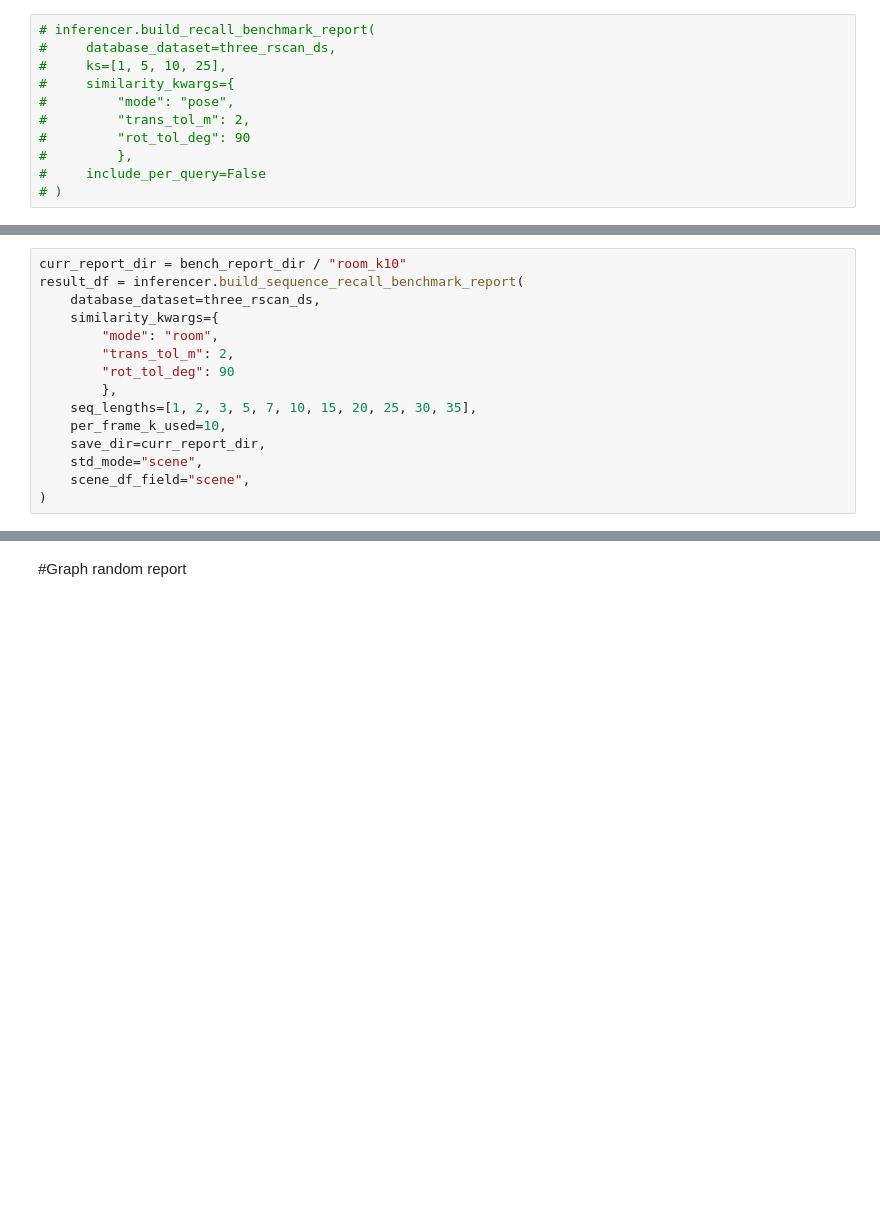
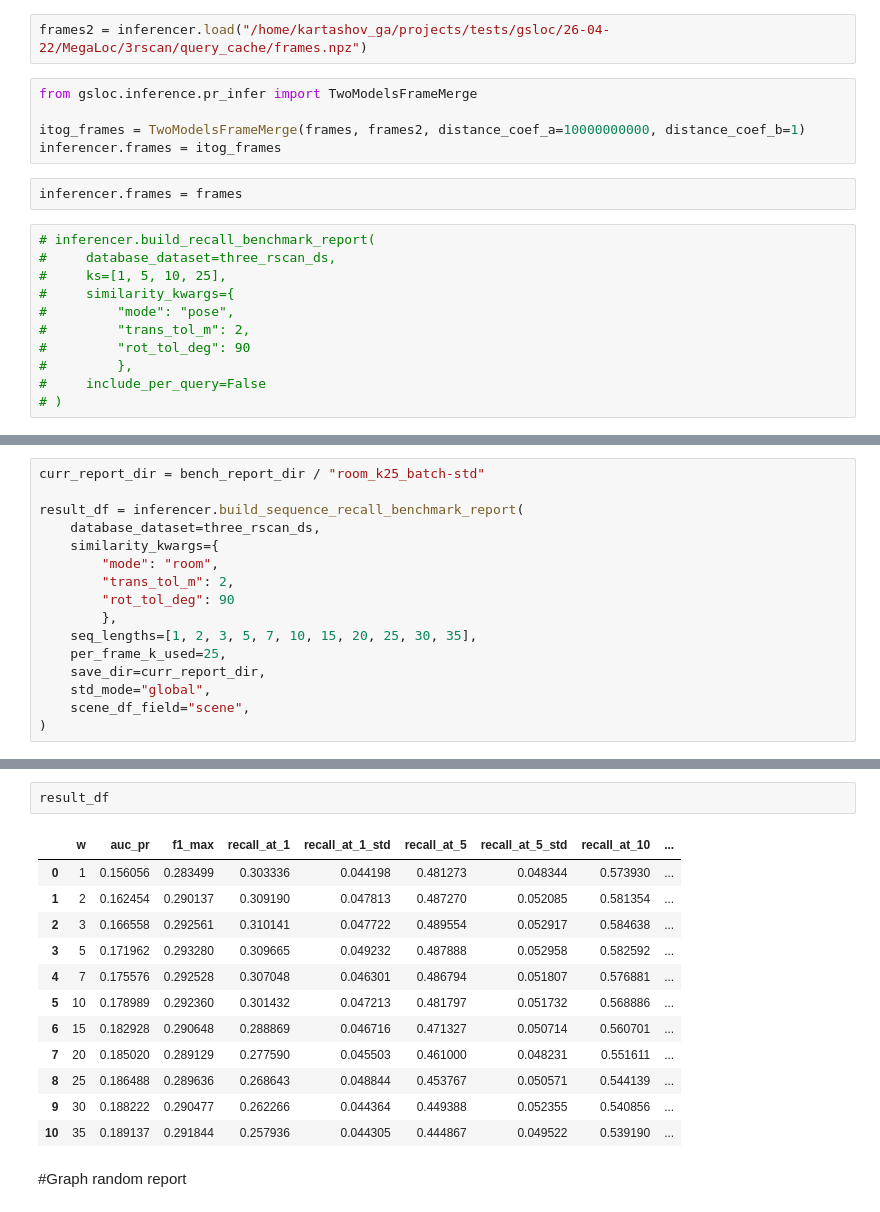
Before and after one commit to Georgiy2035/GSLoc, a Jupyter notebook: notebooks/02_3RScan_test.ipynb, the cells around one changed output, grey strips where cells are left out. Drawn from its saved outputs; the diff is of its cells as text; blank space fills up the shorter version.

```diff
--- a/notebooks/02_3RScan_test.ipynb
+++ b/notebooks/02_3RScan_test.ipynb
@@ -199,3 +443,12 @@ frames = inferencer.load(query_cache_path / "frames.npz")
+# %%
+frames2 = inferencer.load("/home/kartashov_ga/projects/tests/gsloc/26-04-22/MegaLoc/3rscan/query_cache/frames.npz")
+# %%
+from gsloc.inference.pr_infer import TwoModelsFrameMerge
+
+itog_frames = TwoModelsFrameMerge(frames, frames2, distance_coef_a=10000000000, distance_coef_b=1)
+inferencer.frames = itog_frames
+# %%
+inferencer.frames = frames
 # %%
 # inferencer.build_recall_benchmark_report(
 #     database_dataset=three_rscan_ds,
@@ -219,5 +478,6 @@ frames = inferencer.load(query_cache_path / "frames.npz")
 # %%
-curr_report_dir = bench_report_dir / "room_k10"
+curr_report_dir = bench_report_dir / "room_k25_batch-std"
+
 result_df = inferencer.build_sequence_recall_benchmark_report(
     database_dataset=three_rscan_ds,
     similarity_kwargs={
@@ -226,9 +486,9 @@ result_df = inferencer.build_sequence_recall_benchmark_report(
         "rot_tol_deg": 90
         },
     seq_lengths=[1, 2, 3, 5, 7, 10, 15, 20, 25, 30, 35],
-    per_frame_k_used=10,
+    per_frame_k_used=25,
     save_dir=curr_report_dir,
-    std_mode="scene",
+    std_mode="global",
     scene_df_field="scene",
 )
 # %% [output]
@@ -282,3 +498,18 @@ ranking iteration started
+# %%
+result_df
+# %% [output]
+|  | w | auc_pr | f1_max | recall_at_1 | recall_at_1_std | recall_at_5 | recall_at_5_std | recall_at_10 | ... |
+| 0 | 1 | 0.156056 | 0.283499 | 0.303336 | 0.044198 | 0.481273 | 0.048344 | 0.573930 | ... |
+| 1 | 2 | 0.162454 | 0.290137 | 0.309190 | 0.047813 | 0.487270 | 0.052085 | 0.581354 | ... |
+| 2 | 3 | 0.166558 | 0.292561 | 0.310141 | 0.047722 | 0.489554 | 0.052917 | 0.584638 | ... |
+| 3 | 5 | 0.171962 | 0.293280 | 0.309665 | 0.049232 | 0.487888 | 0.052958 | 0.582592 | ... |
+| 4 | 7 | 0.175576 | 0.292528 | 0.307048 | 0.046301 | 0.486794 | 0.051807 | 0.576881 | ... |
+| 5 | 10 | 0.178989 | 0.292360 | 0.301432 | 0.047213 | 0.481797 | 0.051732 | 0.568886 | ... |
+| 6 | 15 | 0.182928 | 0.290648 | 0.288869 | 0.046716 | 0.471327 | 0.050714 | 0.560701 | ... |
+| 7 | 20 | 0.185020 | 0.289129 | 0.277590 | 0.045503 | 0.461000 | 0.048231 | 0.551611 | ... |
+| 8 | 25 | 0.186488 | 0.289636 | 0.268643 | 0.048844 | 0.453767 | 0.050571 | 0.544139 | ... |
+| 9 | 30 | 0.188222 | 0.290477 | 0.262266 | 0.044364 | 0.449388 | 0.052355 | 0.540856 | ... |
+| 10 | 35 | 0.189137 | 0.291844 | 0.257936 | 0.044305 | 0.444867 | 0.049522 | 0.539190 | ... |
 # %% [markdown]
 #Graph random report
 # %%
```
Also changed, not shown: parts of 16 cells of this notebook, 8 other files.
